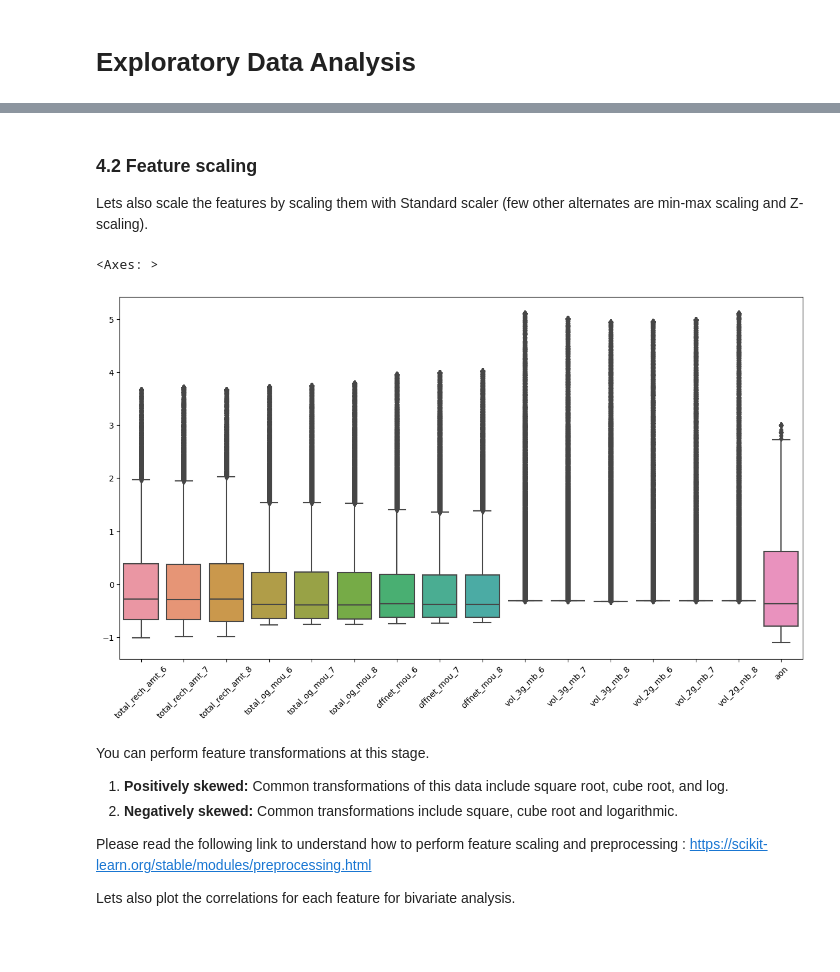
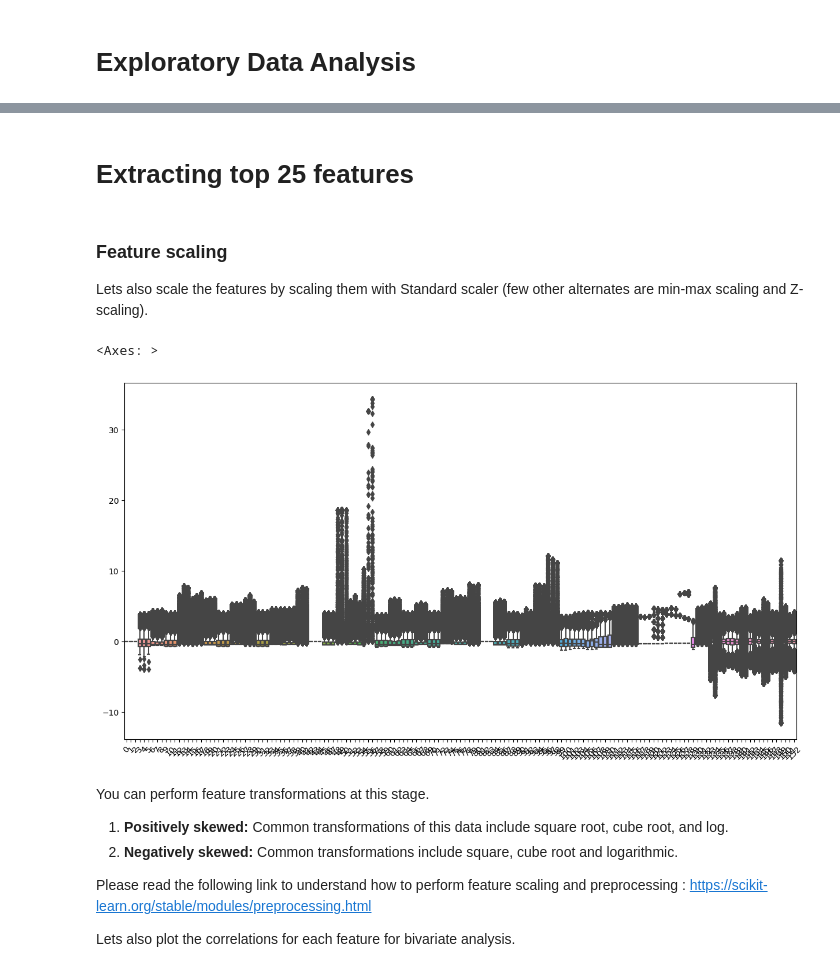
Before and after one commit to kapasitejas/Telecom_Churn_Case_Study, a Jupyter notebook: telecom-casestudy.ipynb, the cells around one changed output, grey strips where cells are left out. Drawn from its saved outputs; the diff is of its cells as text; code cells hidden in the pictures; blank space fills up the shorter version.

```diff
--- a/telecom-casestudy.ipynb
+++ b/telecom-casestudy.ipynb
@@ -529,0 +697,3 @@ sns.boxplot(data = X_train_filtered1)
+# %%
+lr = LogisticRegression(max_iter=1000, tol=0.001, solver='sag')
+lr.fit(pca_components[:,:2], y_train)
@@ -529,0 +702,6 @@ sns.boxplot(data = X_train_filtered1)
+# %%
+# run a random forest model on train data
+max_features = int(round(np.sqrt(X_train.shape[1])))    # number of variables to consider to split each node
+print(max_features)
+
+rf_model = RandomForestClassifier(n_estimators=100, max_features=max_features, class_weight={0:0.1, 1: 0.9}, oob_score=True, random_state=4, verbose=1)
@@ -529,0 +710,3 @@ sns.boxplot(data = X_train_filtered1)
+# %%
+# fit model
+rf_model.fit(X_train, y_train)
@@ -529,0 +780,2 @@ sns.boxplot(data = X_train_filtered1)
+# %% [markdown]
+<h1><b>Extracting top 25 features</b></h1>
@@ -530,17 +784,17 @@ sns.boxplot(data = X_train_filtered1)
 # %% [markdown]
-### 4.2 Feature scaling
+###  Feature scaling
 
 Lets also scale the features by scaling them with Standard scaler (few other alternates are min-max scaling and Z-scaling).
 # %%
 scale = StandardScaler()
-X_train_filtered2 = scale.fit_transform(X_train_filtered1)
+X_train_filtered2 = scale.fit_transform(X_train)
 # %%
 plt.figure(figsize=(15,8))
 plt.xticks(rotation=45)
-sns.boxplot(data = pd.DataFrame(X_train_filtered2, columns=new_vars))
+sns.boxplot(data = pd.DataFrame(X_train_filtered2))
 # %% [output]
 <Axes: >
-[figure, old version]
+[figure, new version]
 # %% [markdown]
 You can perform feature transformations at this stage.
 
```
Also changed, not shown: parts of 77 cells of this notebook.
